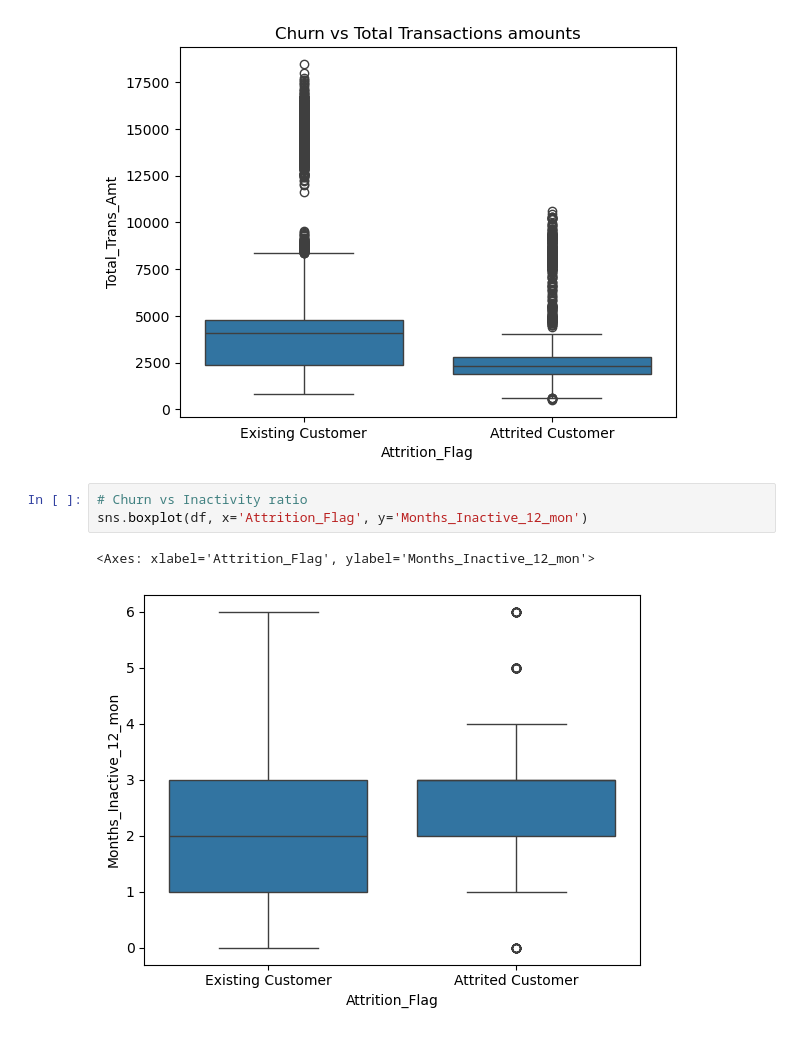
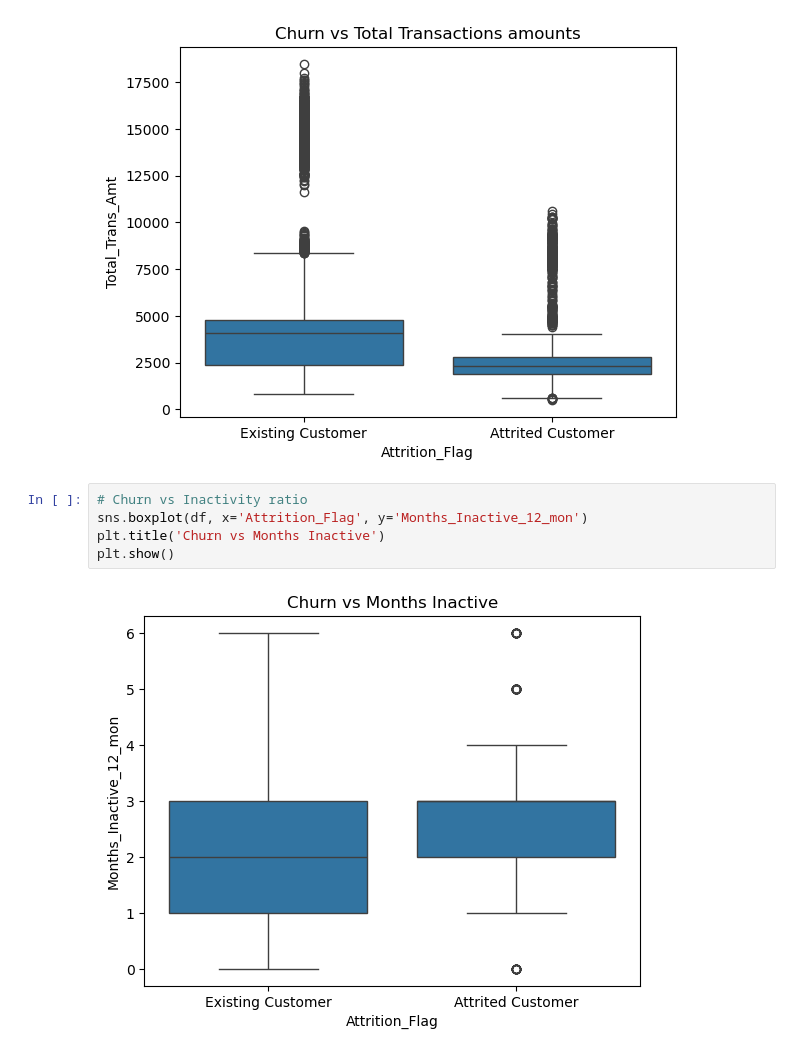
Before and after one commit to sg-333/Customer-Retention-Analysis-, a Jupyter notebook: project.ipynb, the cells around one changed output. Cells and saved outputs as stored; diff of their text form.

Commit message:
EDA visualizations

```diff
--- a/project.ipynb
+++ b/project.ipynb
@@ -323,7 +323,8 @@ plt.show()
 # %%
 # Churn vs Inactivity ratio
 sns.boxplot(df, x='Attrition_Flag', y='Months_Inactive_12_mon')
+plt.title('Churn vs Months Inactive')
+plt.show()
 # %% [output]
-<Axes: xlabel='Attrition_Flag', ylabel='Months_Inactive_12_mon'>
-[figure, old version]
+[figure, new version]
 # %%
```
Also changed, not shown: parts of 8 cells of this notebook.
